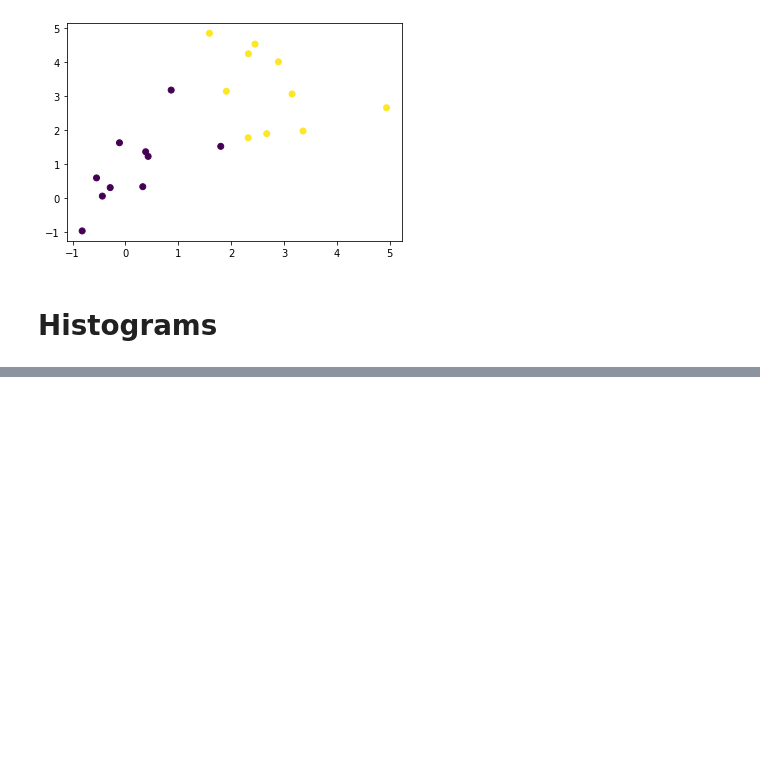
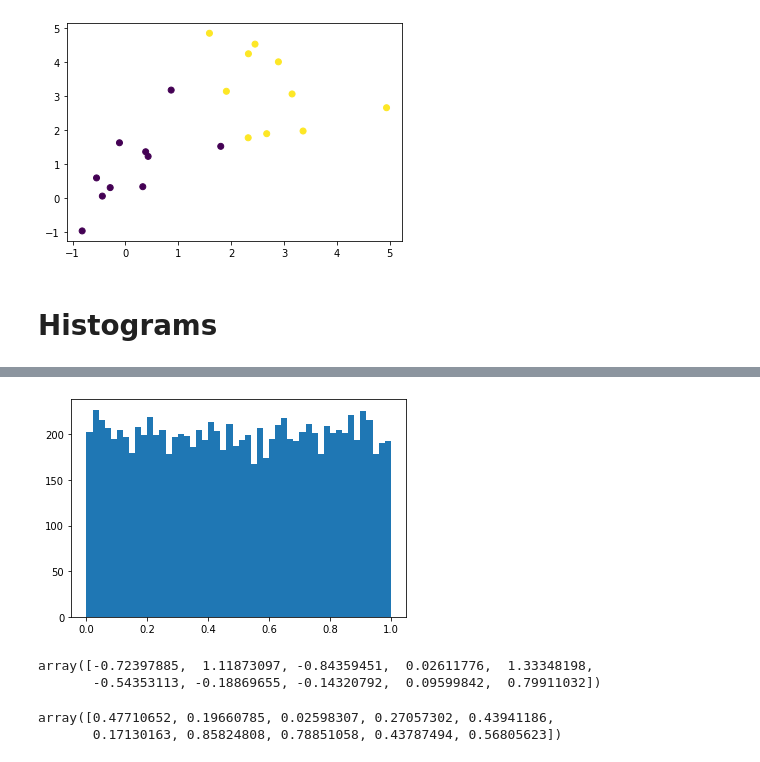
Before and after one commit to redboycode/udemycourses, a Jupyter notebook: lazy_prog_numpy/MatplotLib_Intro.ipynb, the cells around one changed output, grey strips where cells are left out. Cells and saved outputs as stored; diff of their text form; code cells hidden in the pictures; blank space fills up the shorter version.

```diff
--- a/lazy_prog_numpy/MatplotLib_Intro.ipynb
+++ b/lazy_prog_numpy/MatplotLib_Intro.ipynb
@@ -114,0 +129,17 @@ plt.scatter(X[:,0],X[:,1], c=Y) # c is a 1 dim list corresponding to colors
+# %%
+X=np.random.random(10000)# creating 10k random numbers between 0 and 1
+plt.hist(X,bins=50);  #sample from 0-1 uniform distribution
+# %% [output]
+[figure, added]
+# %%
+randnz = np.random.randn(10) #10 numbers from std distro
+randnz
+# %% [output]
+array([-0.72397885,  1.11873097, -0.84359451,  0.02611776,  1.33348198,
+       -0.54353113, -0.18869655, -0.14320792,  0.09599842,  0.79911032])
+# %%
+randomz= np.random.random(10) # 10 numbers only between 0 and 1
+randomz
+# %% [output]
+array([0.47710652, 0.19660785, 0.02598307, 0.27057302, 0.43941186,
+       0.17130163, 0.85824808, 0.78851058, 0.43787494, 0.56805623])
```
Also changed, not shown: parts of 6 cells of this notebook.
